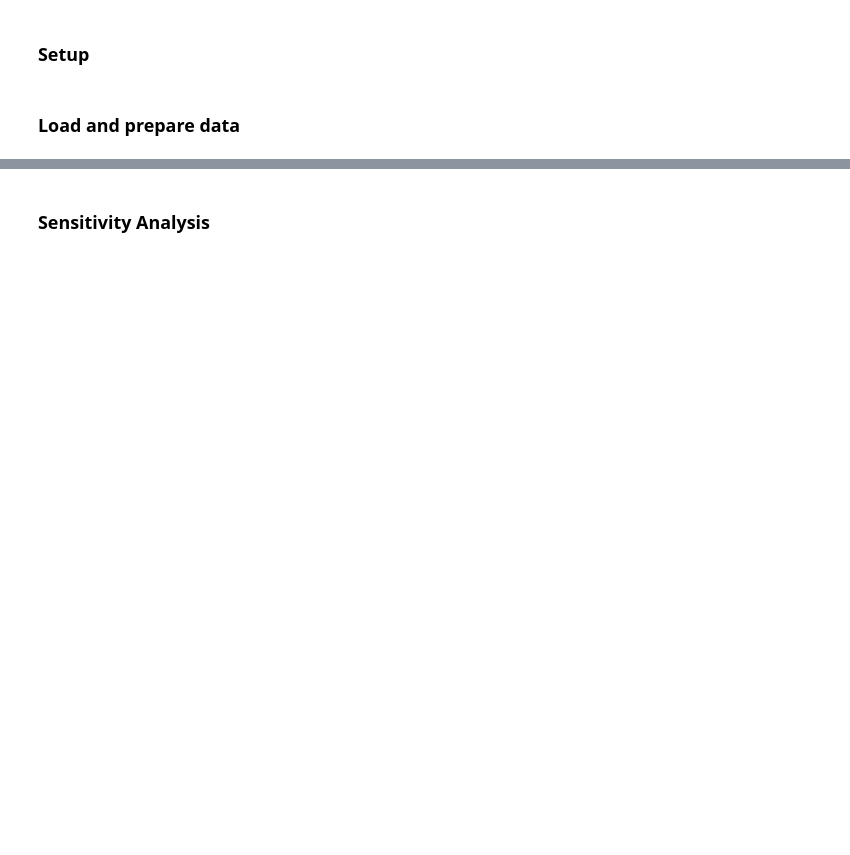
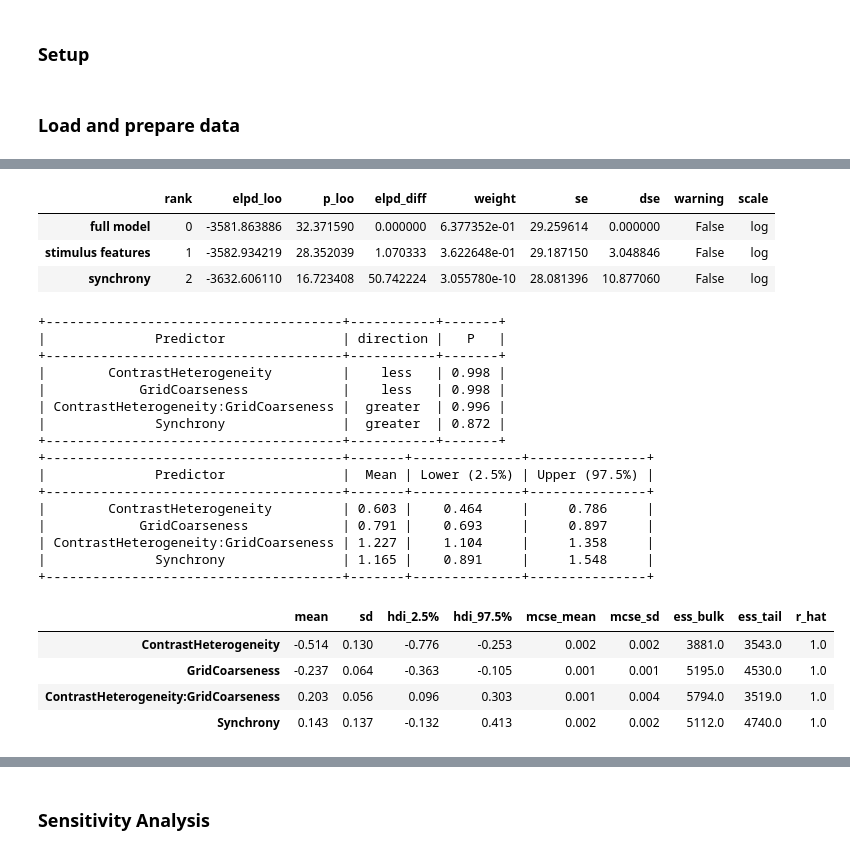
Before and after one commit to ccnmaastricht/NeuralSynchrony-FigureGround, a Jupyter notebook: notebooks/statistics_session1.ipynb, the cells around one changed output, grey strips where cells are left out. Drawn from its saved outputs; the diff is of its cells as text; code cells hidden in the pictures; blank space fills up the shorter version.

```diff
--- a/notebooks/statistics_session1.ipynb
+++ b/notebooks/statistics_session1.ipynb
@@ -181,0 +297,44 @@ print(table)
+# %%
+# Compare models (LOO)
+az.compare({
+    "stimulus features": idata_features,
+    "synchrony": idata_sync,
+    "full model": idata_full,
+}, method="BB-pseudo-BMA")
+# %% [output]
+|  | rank | elpd_loo | p_loo | elpd_diff | weight | se | dse | warning | scale |
+| full model | 0 | -3581.863886 | 32.371590 | 0.000000 | 6.377352e-01 | 29.259614 | 0.000000 | False | log |
+| stimulus features | 1 | -3582.934219 | 28.352039 | 1.070333 | 3.622648e-01 | 29.187150 | 3.048846 | False | log |
+| synchrony | 2 | -3632.606110 | 16.723408 | 50.742224 | 3.055780e-10 | 28.081396 | 10.877060 | False | log |
+# %%
+predictors = ["ContrastHeterogeneity", "GridCoarseness", "ContrastHeterogeneity:GridCoarseness", "Synchrony"]
+directions = ['less', 'less', 'greater', 'greater']
+
+posterior = posterior_table(idata_full, predictors, directions)
+odds_ratios = OR_table(idata_full, predictors)
+print(posterior)
+print(odds_ratios)
+
+az.summary(idata_full, var_names=predictors, hdi_prob=0.95)
+# %% [output]
++--------------------------------------+-----------+-------+
+|              Predictor               | direction |   P   |
++--------------------------------------+-----------+-------+
+|        ContrastHeterogeneity         |    less   | 0.998 |
+|            GridCoarseness            |    less   | 0.998 |
+| ContrastHeterogeneity:GridCoarseness |  greater  | 0.996 |
+|              Synchrony               |  greater  | 0.872 |
++--------------------------------------+-----------+-------+
++--------------------------------------+-------+--------------+---------------+
+|              Predictor               |  Mean | Lower (2.5%) | Upper (97.5%) |
++--------------------------------------+-------+--------------+---------------+
+|        ContrastHeterogeneity         | 0.603 |    0.464     |     0.786     |
+|            GridCoarseness            | 0.791 |    0.693     |     0.897     |
+| ContrastHeterogeneity:GridCoarseness | 1.227 |    1.104     |     1.358     |
+|              Synchrony               | 1.165 |    0.891     |     1.548     |
++--------------------------------------+-------+--------------+---------------+
+|  | mean | sd | hdi_2.5% | hdi_97.5% | mcse_mean | mcse_sd | ess_bulk | ess_tail | r_hat |
+| ContrastHeterogeneity | -0.514 | 0.130 | -0.776 | -0.253 | 0.002 | 0.002 | 3881.0 | 3543.0 | 1.0 |
+| GridCoarseness | -0.237 | 0.064 | -0.363 | -0.105 | 0.001 | 0.001 | 5195.0 | 4530.0 | 1.0 |
+| ContrastHeterogeneity:GridCoarseness | 0.203 | 0.056 | 0.096 | 0.303 | 0.001 | 0.004 | 5794.0 | 3519.0 | 1.0 |
+| Synchrony | 0.143 | 0.137 | -0.132 | 0.413 | 0.002 | 0.002 | 5112.0 | 4740.0 | 1.0 |
```
Also changed, not shown: parts of 24 cells of this notebook.
